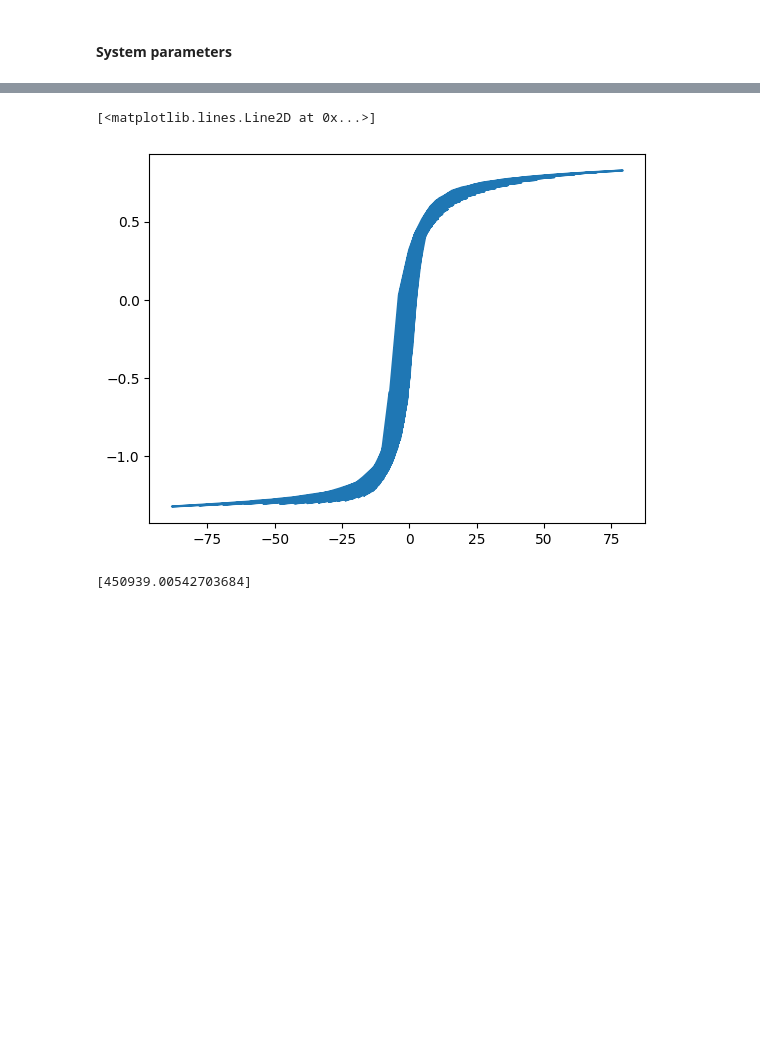
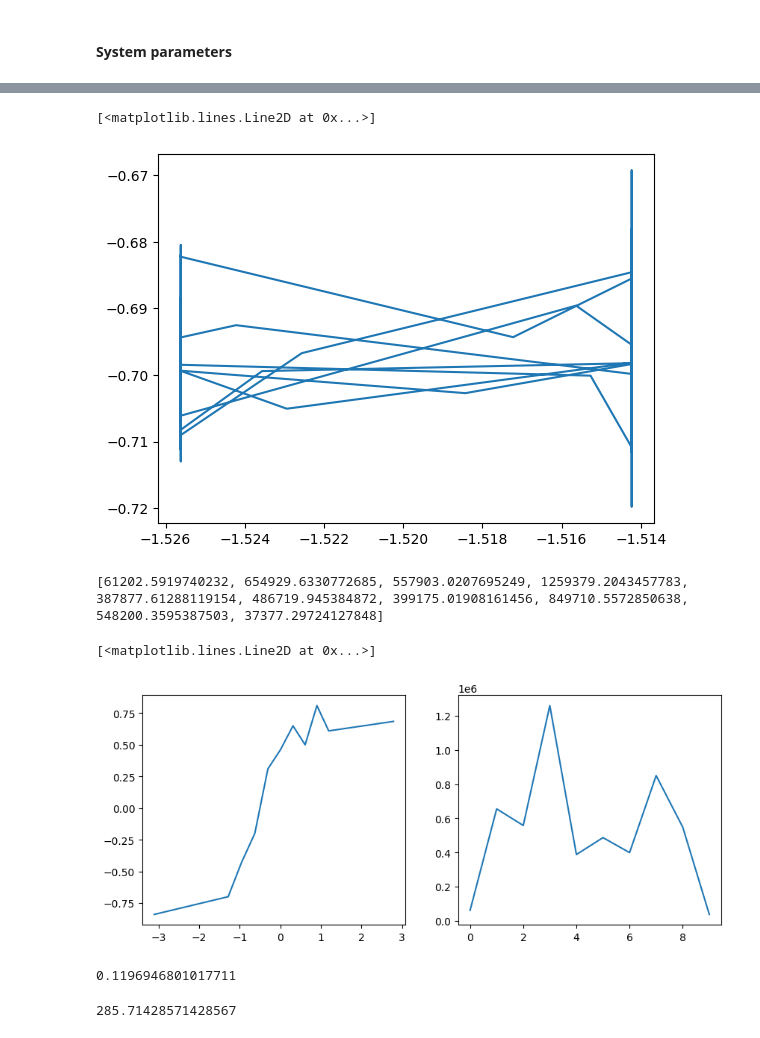
Before and after one commit to yyhshdu1/new_cavity, a Jupyter notebook: windfreak/degauss_hysteresis.ipynb, the cells around one changed output, grey strips where cells are left out. Drawn from its saved outputs; the diff is of its cells as text; code cells hidden in the pictures; blank space fills up the shorter version.

```diff
--- a/windfreak/degauss_hysteresis.ipynb
+++ b/windfreak/degauss_hysteresis.ipynb
@@ -91,14 +81,28 @@ Text(0.5, 1.0, 'H_off = -1.9 A/m ')
 # %%
-plt.plot(H,B[0],"-")
+plt.plot(H[-2000:-1],B[0][-2000:-1]-(max(B[0])+min(B[0]))/2,"-")
 # %% [output]
 [<matplotlib.lines.Line2D at 0x...>]
-[figure, old version]
+[figure, new version]
-# %%
-u = []
-offs = [-0.002,0]
-H_settle = np.array(offs) * 6  * N / lc
-B_settle = [-0.33,0.69]
-u.append((B_settle[1]-B_settle[0])/(H_settle[1]-H_settle[0])/u0)
-print(u)
-# %% [output]
-[450939.00542703684]
+# %%
+u = []
+offs = [-0.0107,-0.00443,-0.0033,-0.00217,-0.00106,0,0.00107,0.0021,0.0031,0.0041,0.0096]
+H_settle = np.array(offs) * V_gain /R  * N / lc
+B_settle = [-0.84,-0.7,-0.43,-0.2,0.31,0.46,0.65,0.5,0.81,0.61,0.685]
+for i in range(len(H_settle)-1):
+    u.append(abs((B_settle[i+1]-B_settle[i])/(H_settle[i+1]-H_settle[i]))/u0)
+print(u)
+fig,ax = plt.subplots(1,2,figsize=(10, 4))
+ax[0].plot(H_settle,B_settle)
+ax[1].plot(u)
+# %% [output]
+[61202.5919740232, 654929.6330772685, 557903.0207695249, 1259379.2043457783, 387877.61288119154, 486719.945384872, 399175.01908161456, 849710.5572850638, 548200.3595387503, 37377.29724127848]
+[<matplotlib.lines.Line2D at 0x...>]
+[figure, added]
+# %%
+1.5 * 0.0254 * np.pi
+# %% [output]
+0.1196946801017711
+# %%
+20/0.07
+# %% [output]
+285.71428571428567
```
Also changed, not shown: parts of 8 cells of this notebook, 12 other files.
